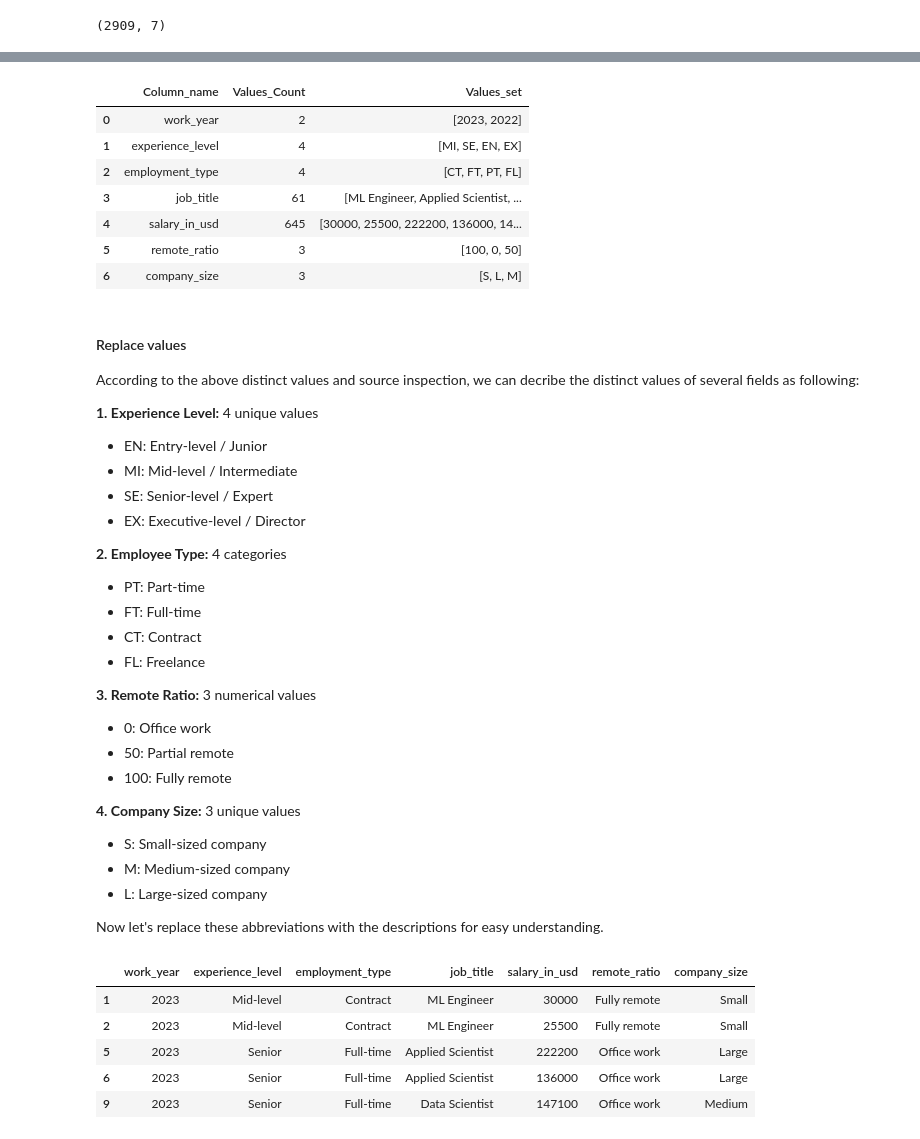
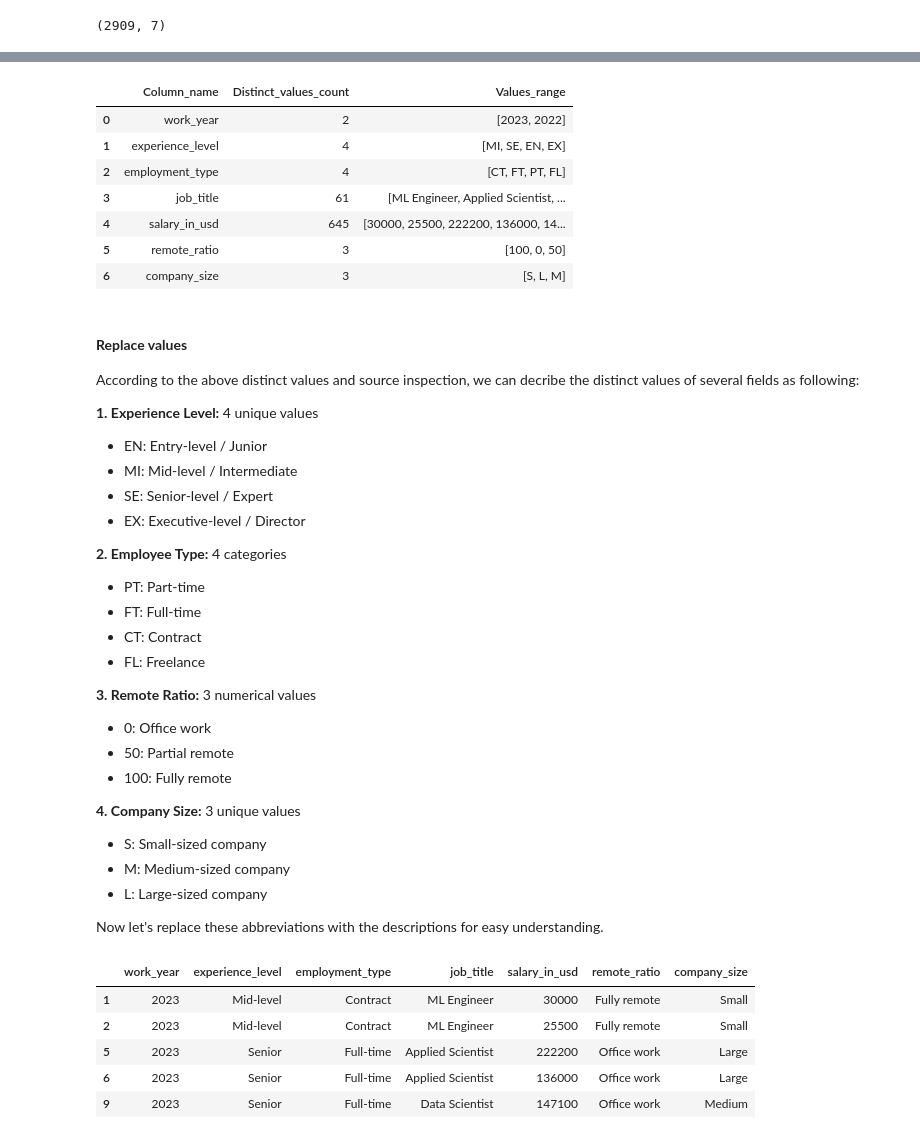
Before and after one commit to hiephamk/Data_Analysis, a Jupyter notebook: GroupHCDD.ipynb, the cells around one changed output, grey strips where cells are left out. Drawn from its saved outputs; the diff is of its cells as text; code cells hidden in the pictures.

```diff
--- a/GroupHCDD.ipynb
+++ b/GroupHCDD.ipynb
@@ -269,22 +222,14 @@ distinct_values
 # %%
+# We would like to check & view the distinct values in each of columns
 unique_counts = df_salary.nunique(axis=0)
-
-def valuesGet():
-    unique_values_list = []
-    for col_name in unique_counts.index:
+unique_values_list = []
+for col_name in unique_counts.index:
         values_get = df_salary[col_name].unique()
         unique_values_list.append(values_get)
-    return unique_values_list
-
-unique_values = valuesGet()
-
-df2 = pd.DataFrame({'Values_set': unique_values})
-
-df1 = pd.DataFrame({'Column_name': unique_counts.index, 'Values_Count': unique_counts.values})
-unique_show =pd.concat([df1,df2],axis=1)
-unique_show
+df_distinct = pd.DataFrame({'Column_name': unique_counts.index, 'Distinct_values_count': unique_counts.values, 'Values_range': unique_values_list})
+df_distinct
 # %% [output]
-|  | Column_name | Values_Count | Values_set |
+|  | Column_name | Distinct_values_count | Values_range |
 | 0 | work_year | 2 | [2023, 2022] |
 | 1 | experience_level | 4 | [MI, SE, EN, EX] |
 | 2 | employment_type | 4 | [CT, FT, PT, FL] |
@@ -293,7 +238,7 @@ unique_show
 | 5 | remote_ratio | 3 | [100, 0, 50] |
 | 6 | company_size | 3 | [S, L, M] |
 # %% [markdown]
-#### Replace values
+#### **Replace values**
 According to the above distinct values and source inspection, we can decribe the distinct values of several fields as following:
 
 **1. Experience Level:** 4 unique values
```
Also changed, not shown: parts of 96 cells of this notebook.
